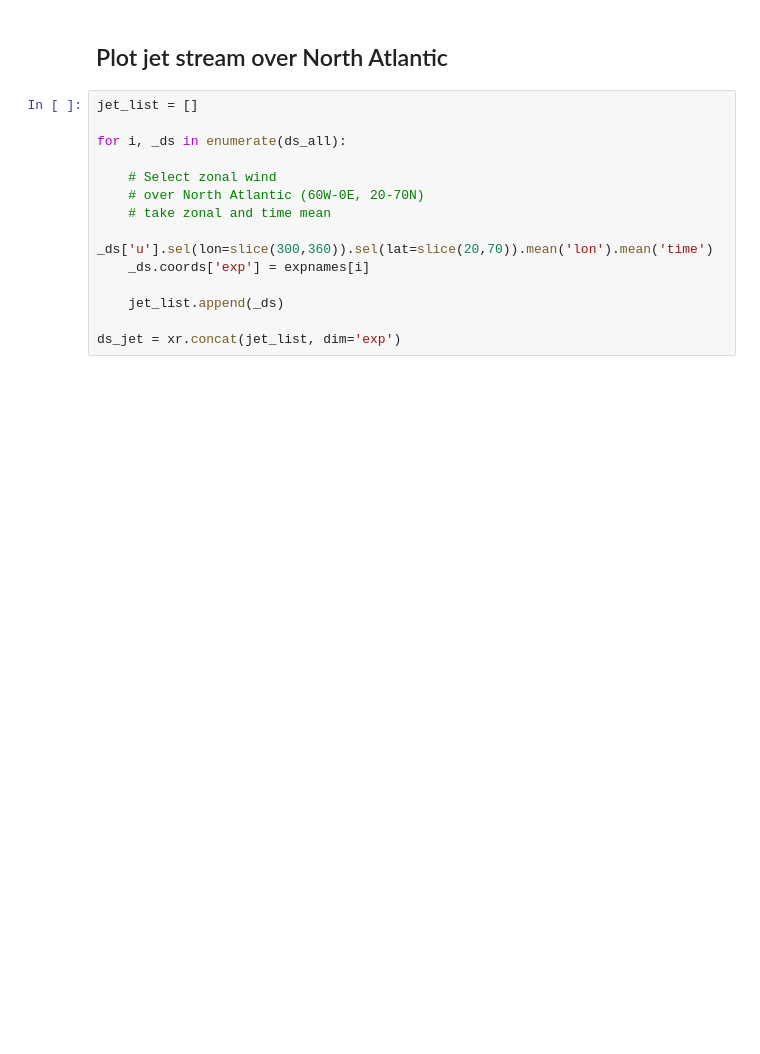
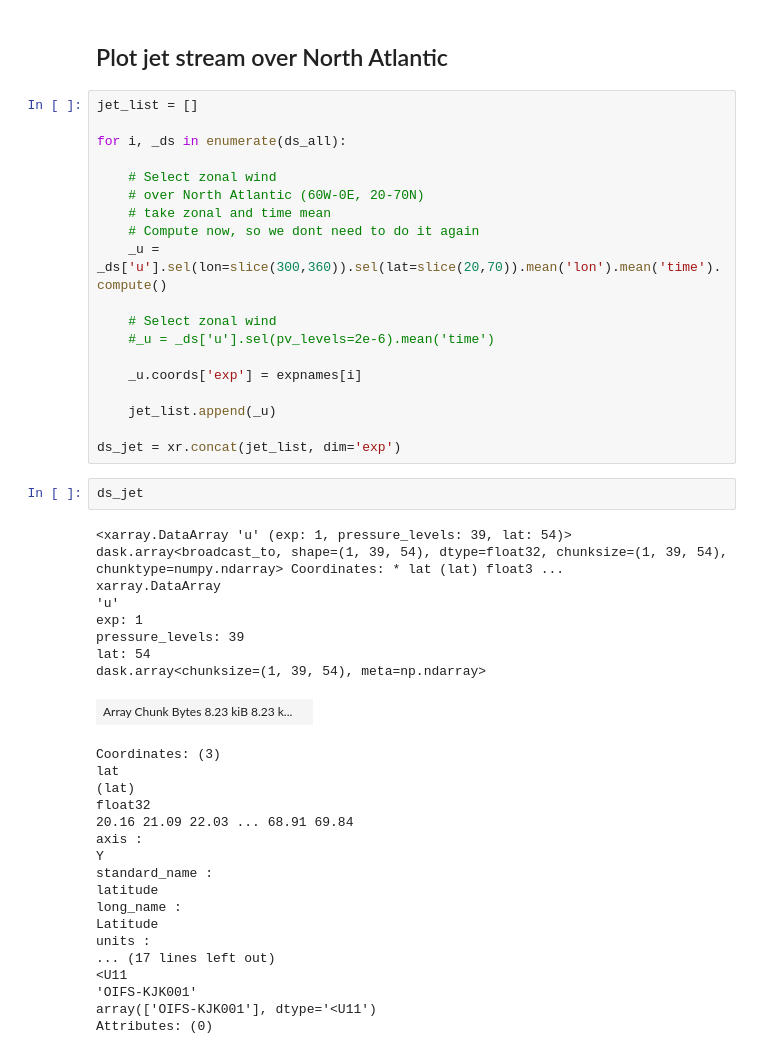
Before and after one commit to joakimkjellsson/climMEMODEL_project, a Jupyter notebook: Plot_OpenIFS_climMEMODEL.ipynb, the cells around one changed output. Cells and saved outputs as stored; diff of their text form; blank space fills up the shorter version.

```diff
--- a/Plot_OpenIFS_climMEMODEL.ipynb
+++ b/Plot_OpenIFS_climMEMODEL.ipynb
@@ -112,10 +161,43 @@ for i, _ds in enumerate(ds_all):
     # Select zonal wind
     # over North Atlantic (60W-0E, 20-70N)
     # take zonal and time mean
-    _ds['u'].sel(lon=slice(300,360)).sel(lat=slice(20,70)).mean('lon').mean('time')
-    _ds.coords['exp'] = expnames[i]
+    # Compute now, so we dont need to do it again
+    _u = _ds['u'].sel(lon=slice(300,360)).sel(lat=slice(20,70)).mean('lon').mean('time').compute()
 
-    jet_list.append(_ds)
+    # Select zonal wind
+    #_u = _ds['u'].sel(pv_levels=2e-6).mean('time')
+
+    _u.coords['exp'] = expnames[i]
+
+    jet_list.append(_u)
 
 ds_jet = xr.concat(jet_list, dim='exp')
+# %%
+ds_jet
+# %% [output]
+<xarray.DataArray 'u' (exp: 1, pressure_levels: 39, lat: 54)> dask.array<broadcast_to, shape=(1, 39, 54), dtype=float32, chunksize=(1, 39, 54), chunktype=numpy.ndarray> Coordinates: * lat (lat) float3 ...
+xarray.DataArray
+'u'
+exp: 1
+pressure_levels: 39
+lat: 54
+dask.array<chunksize=(1, 39, 54), meta=np.ndarray>
+| Array Chunk Bytes 8.23 kiB 8.23 k... |  |
+Coordinates: (3)
+lat
+(lat)
+float32
+20.16 21.09 22.03 ... 68.91 69.84
+axis :
+Y
+standard_name :
+latitude
+long_name :
+Latitude
+units :
+... (17 lines left out)
+<U11
+'OIFS-KJK001'
+array(['OIFS-KJK001'], dtype='<U11')
+Attributes: (0)
 # %%
```
Also changed, not shown: parts of 7 cells of this notebook.
